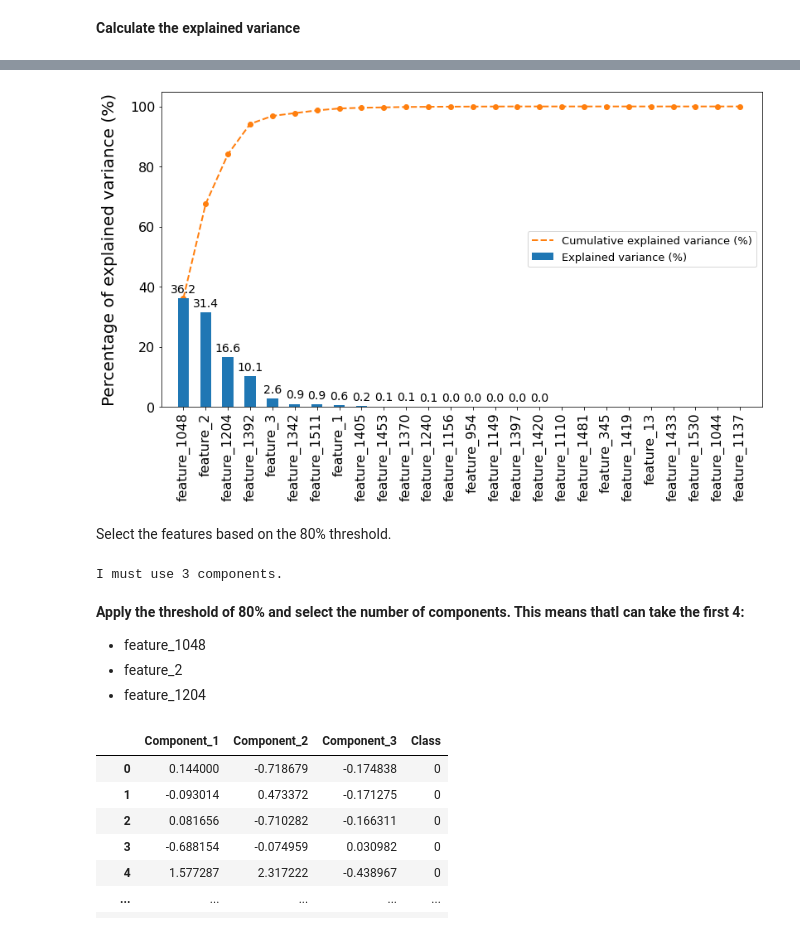
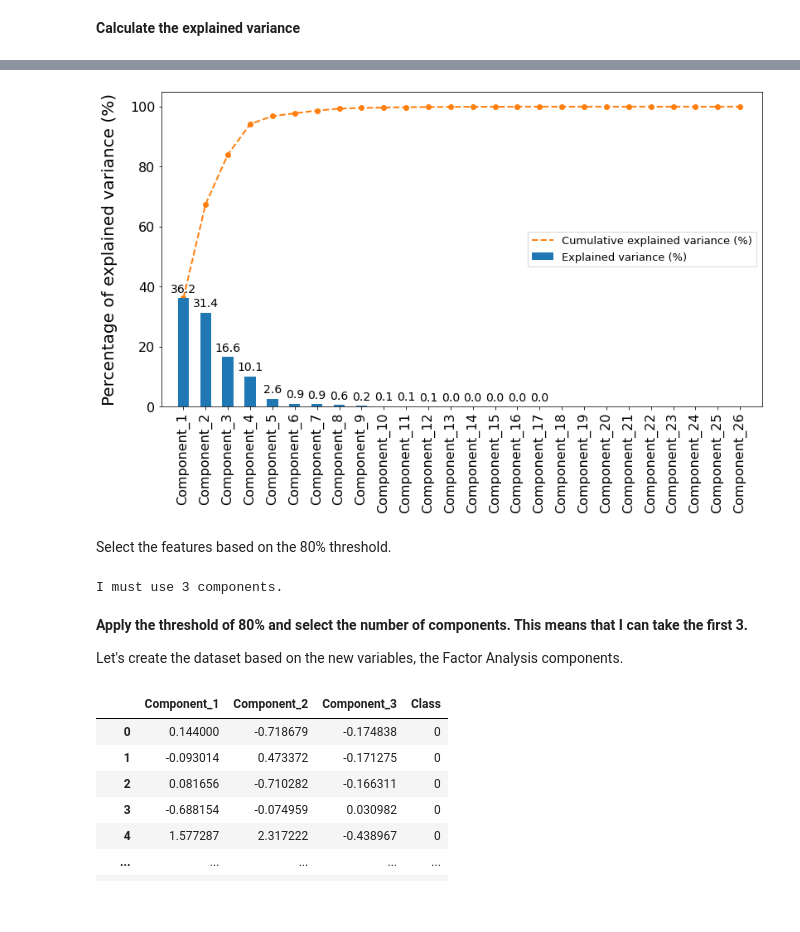
Before and after one commit to AntoniosRaptakis/Scrapped-wafers-during-manufacturing, a Jupyter notebook: scrapped_wafers_during_manufacturing.ipynb, the cells around one changed output, grey strips where cells are left out. Saved outputs shown, nothing was run; the diff lists cells and outputs as text; code cells hidden in the pictures; blank space fills up the shorter version.

```diff
--- a/scrapped_wafers_during_manufacturing.ipynb
+++ b/scrapped_wafers_during_manufacturing.ipynb
@@ -1285,0 +1238,2 @@ cumulative_distributions
+# %%
+fa_components = ["Component_%i"%i for i in range(1,len(row_of_columns)+1)]
@@ -1285,0 +1242,3 @@ cumulative_distributions
+# %%
+components_distr_features = pd.Series(components_var, index=fa_components).sort_values(ascending=False)
+components_distr_features
@@ -1286,51 +1288,50 @@ cumulative_distributions
 # %%
 fig, ax = plt.subplots(1,1,figsize=(13,7))
 
 pos = np.arange(len(cumulative_distributions))
 components_distr_features.plot.bar(ax=ax, width=0.5, color='tab:blue', label='Explained variance (%)')
 ax.plot(pos, cumulative_distributions, color='tab:orange', ls='--',
         linewidth=2, label='Cumulative explained variance (%)')
 ax.scatter(pos, cumulative_distributions, color='tab:orange')
 
 ax.legend(loc='center right', fontsize=13)
 
 ax.set_xlim(-1,len(row_of_columns))
 ax.set_xticks(pos)
-ax.set_xticklabels(row_of_columns, fontsize=16, rotation=90)
+ax.set_xticklabels(fa_components, fontsize=16, rotation=90)
 yticks = np.arange(0,120,20)
 ax.set_yticks(yticks)
 ax.set_yticklabels(yticks, fontsize=16)
 
 ax.set_ylabel('Percentage of explained variance (%)', fontsize=20, labelpad=15)
 
 for p in ax.patches:
     width, height = p.get_width(), p.get_height()
     x, y = p.get_xy()
     if height!=0:
         ax.text(x+width-0.25, y+height+3, '{:.1f}'.format(height),
                 horizontalalignment='center', verticalalignment='center', fontsize=14);
 # %% [output]
-[figure, old version]
+[figure, new version]
-# %% [markdown]
-Select the features based on the 80% threshold.
-# %%
-number_of_components = 1
-summa = 0
-i = 0
-while summa<80:
-    summa = summa + cumulative_distributions[i]
-    i+=1
-
-number_of_components = number_of_components + i
-
-print('I must use %s components.' %number_of_components)
-# %% [output]
-I must use 3 components.
+# %% [markdown]
+Select the features based on the 80% threshold.
+# %%
+number_of_components = 1
+summa = 0
+i = 0
+while summa<80:
+    summa = summa + cumulative_distributions[i]
+    i+=1
+
+number_of_components = number_of_components + i
+
+print('I must use %s components.' %number_of_components)
+# %% [output]
+I must use 3 components.
 # %% [markdown]
-**Apply the threshold of 80% and select the number of components. This means thatI can take the first 4:**
-- feature_1048
-- feature_2
-- feature_1204
+**Apply the threshold of 80% and select the number of components. This means that I can take the first 3.**
+
+Let's create the dataset based on the new variables, the Factor Analysis components.
 # %%
 fa = FactorAnalysis(n_components=number_of_components)
 X_fa = fa.fit_transform(data_for_predictions[row_of_columns])
```
Also changed, not shown: parts of 43 cells of this notebook, 1 other file.
